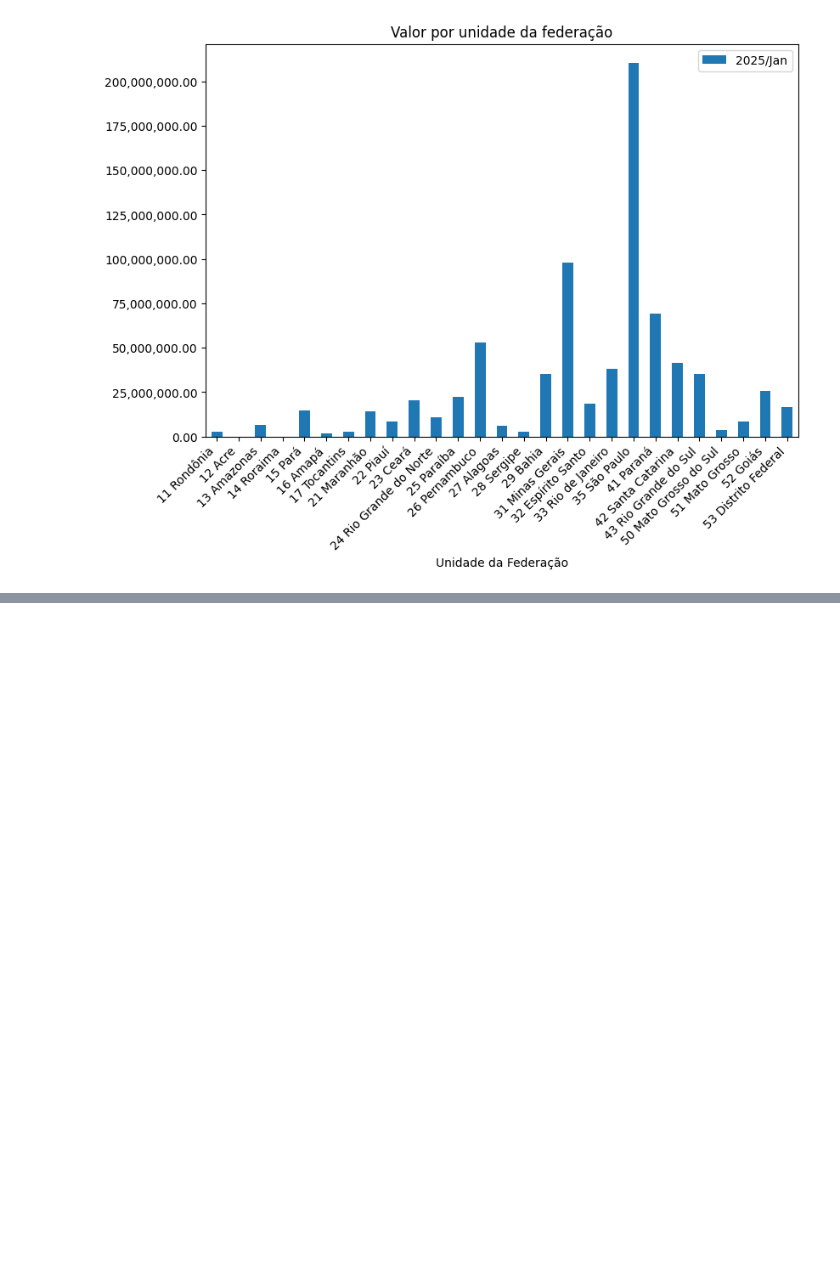
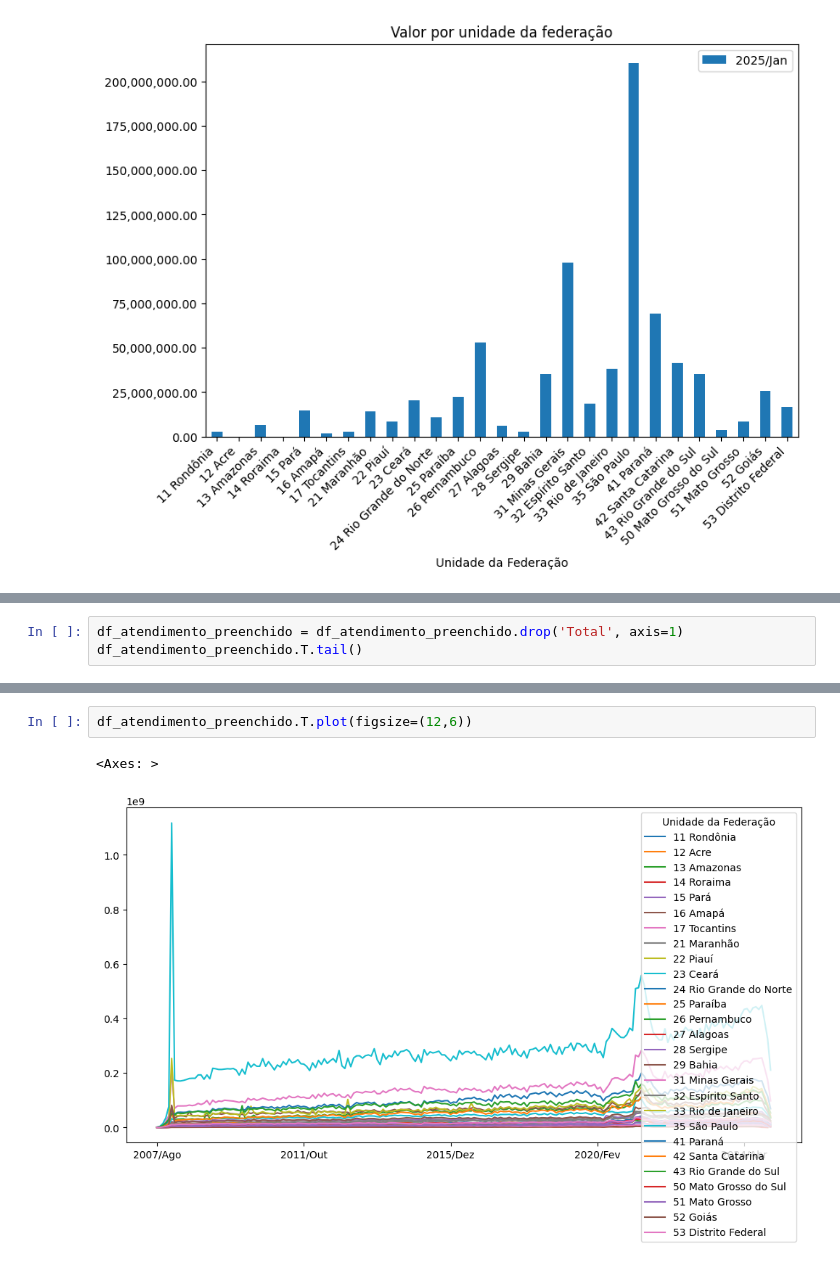
Before and after one commit to victoria-menezes/fiap-data-analytics, a Jupyter notebook: 01. Analise exploratoria de dados/notebook.ipynb, the cells around one changed output, grey strips where cells are left out. Cells and saved outputs as stored; diff of their text form; blank space fills up the shorter version.

```diff
--- a/01. Analise exploratoria de dados/notebook.ipynb
+++ b/01. Analise exploratoria de dados/notebook.ipynb
@@ -139,0 +297,3 @@ plt.show()
+# %%
+df_atendimento_preenchido = df_atendimento_preenchido.drop('Total', axis=1)
+df_atendimento_preenchido.T.tail()
@@ -139,0 +308,5 @@ plt.show()
+# %%
+df_atendimento_preenchido.T.plot(figsize=(12,6))
+# %% [output]
+<Axes: >
+[figure, added]
```
Also changed, not shown: parts of 40 cells of this notebook, 1 other file.
